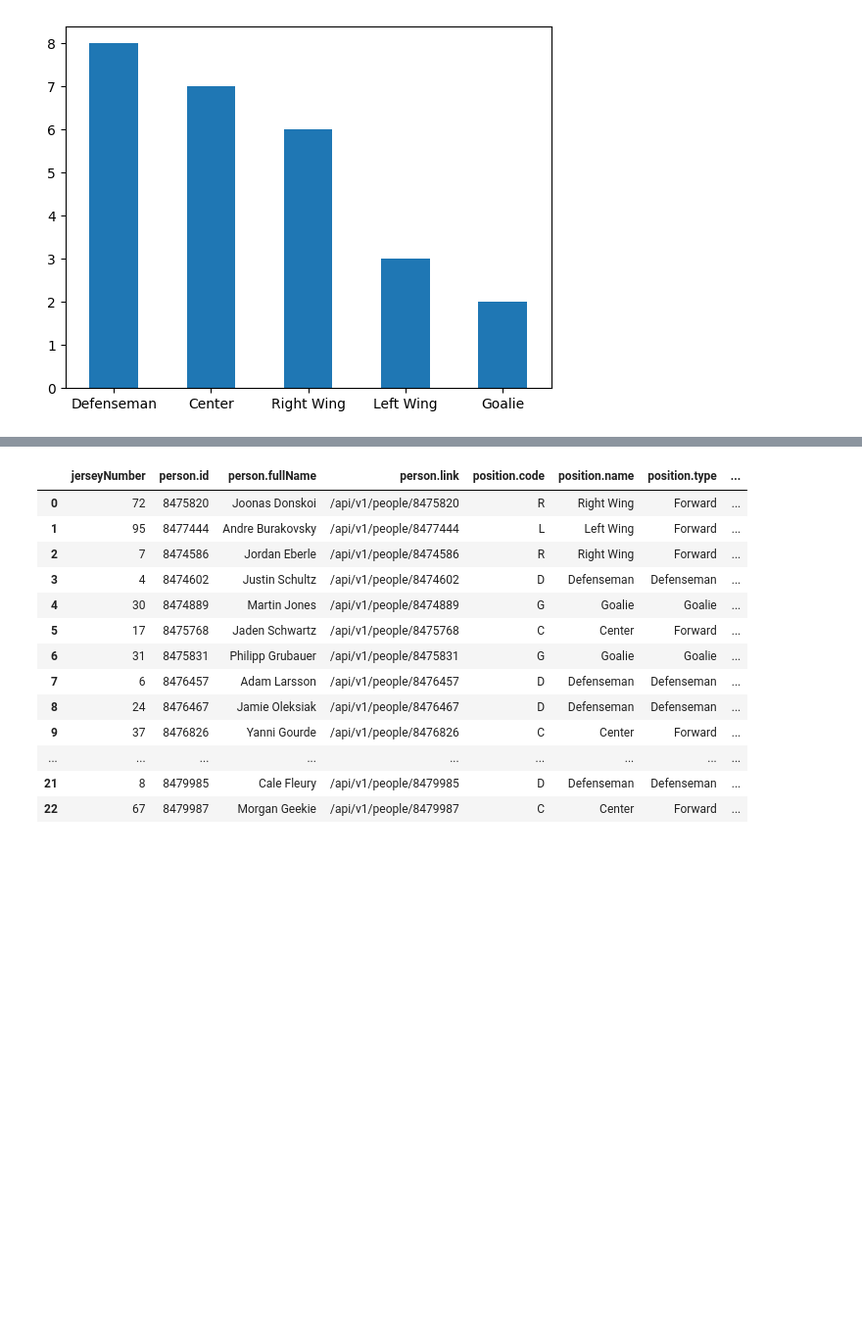
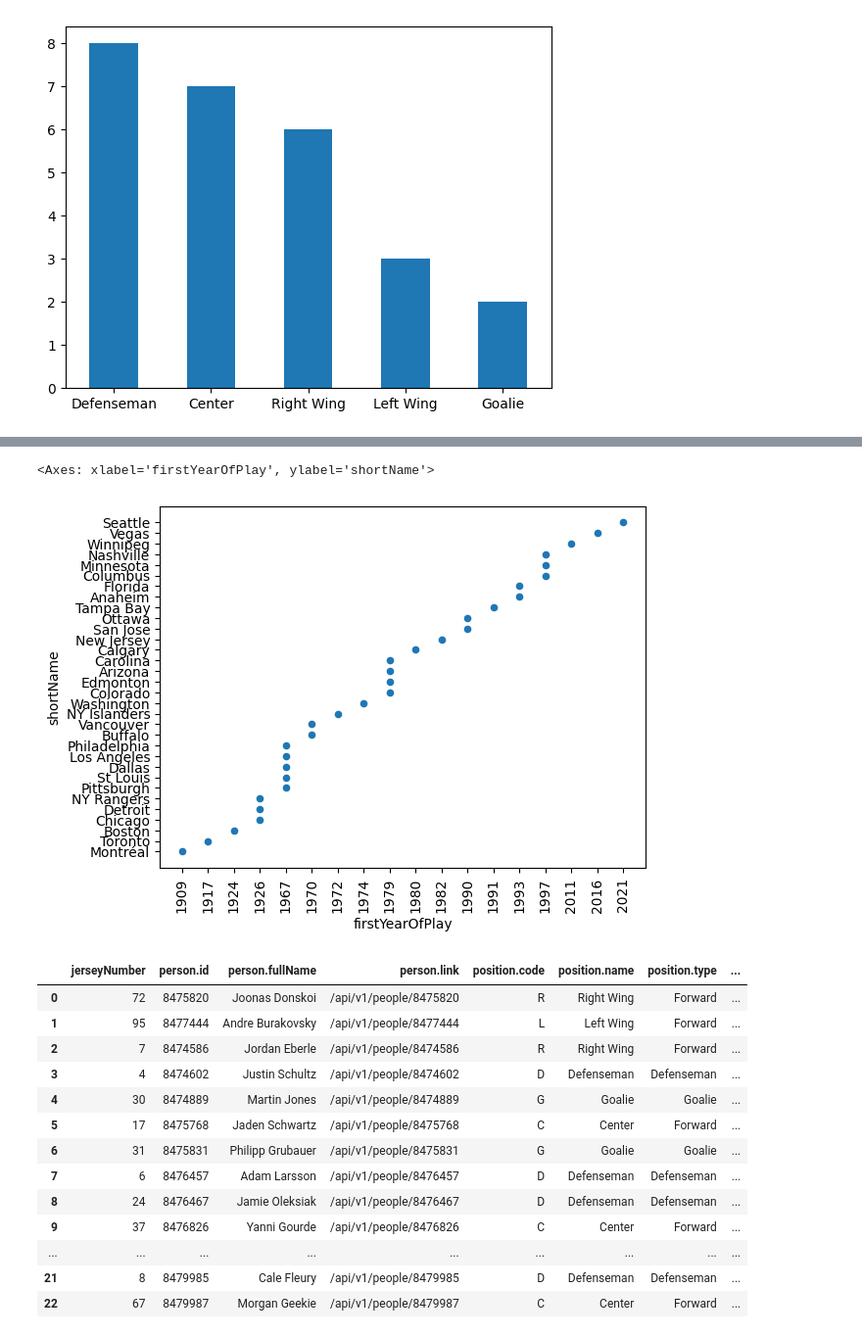
Before and after one commit to ElBennito39/fantasy_hockey_manager, a Jupyter notebook: NHL-data-exploration.ipynb, the cells around one changed output, grey strips where cells are left out. Shown at 98% size. Cells and saved outputs as stored; diff of their text form; code cells hidden in the pictures; blank space fills up the shorter version.

Commit message:
graph first  years of franchises. refactor.

```diff
--- a/NHL-data-exploration.ipynb
+++ b/NHL-data-exploration.ipynb
@@ -90,0 +102,6 @@ franchise_df = pd.json_normalize(Team.select_team)
+# %%
+### see the names of all teams in class Team as a list ###
+team_list = []
+for i,team in enumerate(Team.all):
+    team_list.append(Team.all[i].name)
+team_list
@@ -91,3 +126,24 @@ franchise_df = pd.json_normalize(Team.select_team)
+# %%
+# what is the first year each team played in the NHL?
+
+for i,squad in enumerate(team_list):
+    if i = 0:
+        df = pd.DataFrame(Team.all[i].data[''])
+# %%
+list_team_data = []
+for i, squad in enumerate(Team.all):
+    # if i == 0:
+    list_team_data.append(squad.data)
+    # if i > 0:
+    #     pd.concat([df,pd.json_normalize(squad.data)])
+
+team_data_df = pd.DataFrame(list_team_data)
+# %%
+team_data_df.sort_values('firstYearOfPlay',inplace=True)
+team_data_df.plot.scatter(x='firstYearOfPlay', y = 'shortName',rot=90)
+# %% [output]
+<Axes: xlabel='firstYearOfPlay', ylabel='shortName'>
+[figure, added]
 # %%
 endpoint = ENDPOINT_DICT['team_roster']
 player_id = 8471214
```
Also changed, not shown: parts of 3 cells of this notebook.
